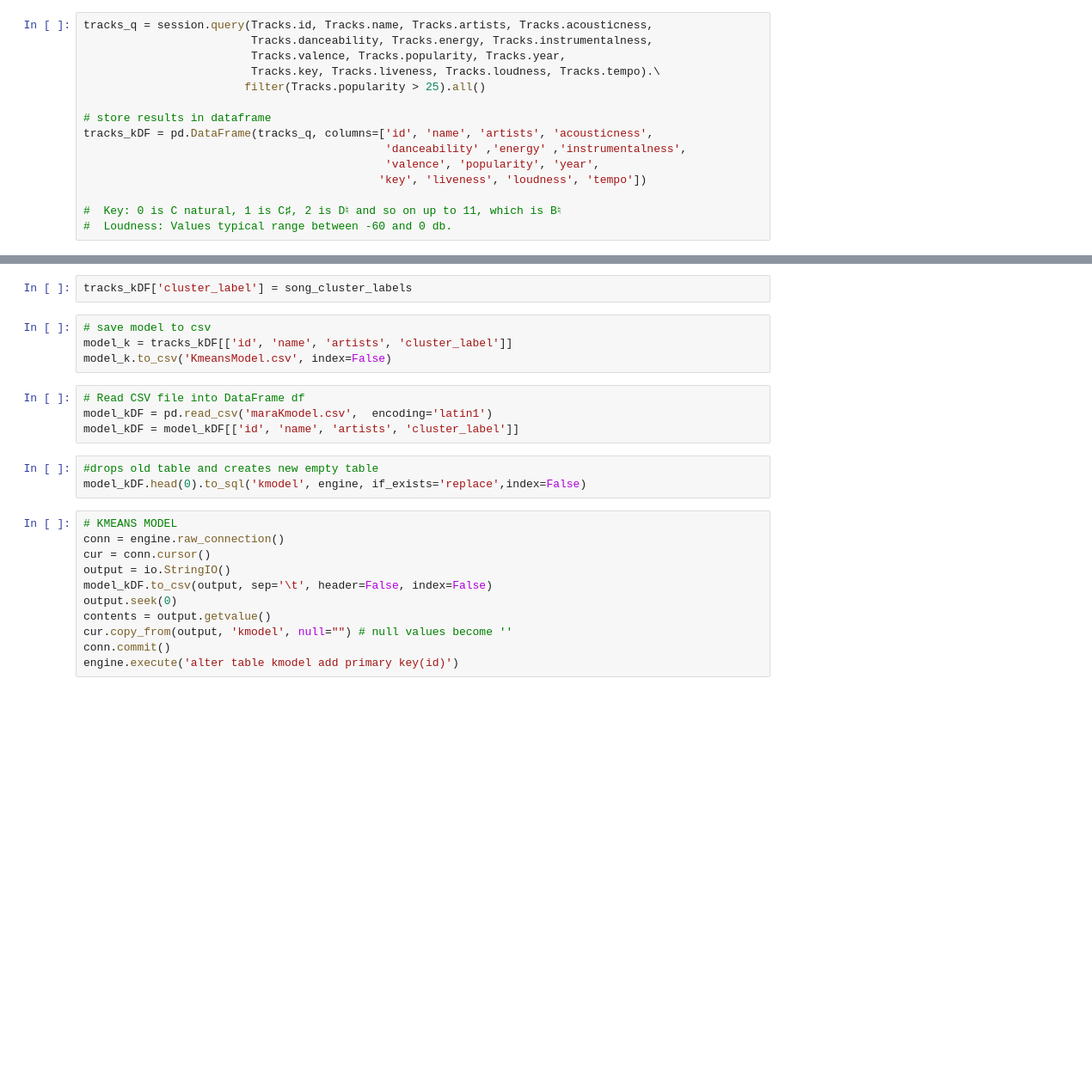
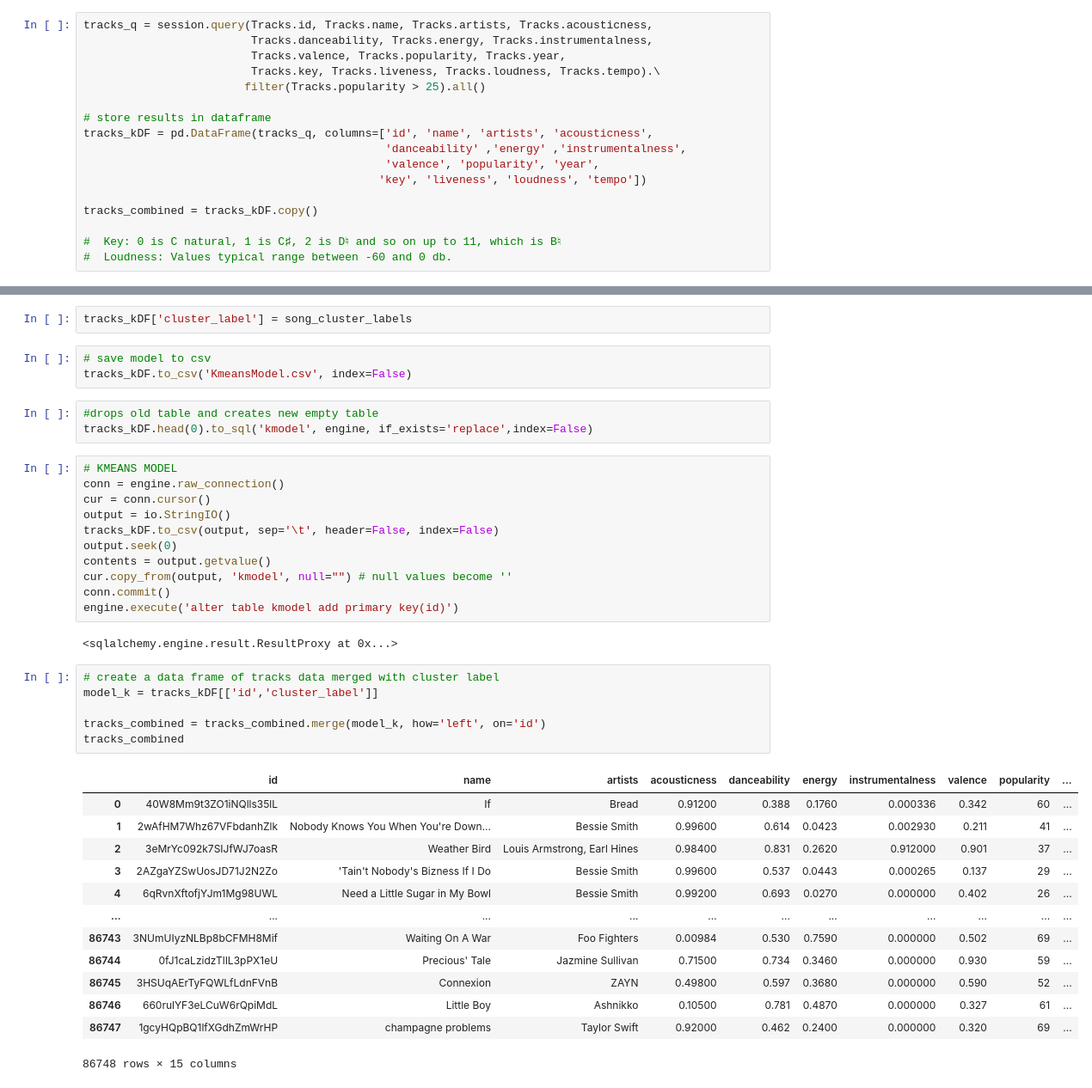
Before and after one commit to mscheme/bootcampFinalProject, a Jupyter notebook: data_and_ml/Create_Save_Kmeans.ipynb, the cells around one changed output, grey strips where cells are left out. Shown at 86% size. Saved outputs shown, nothing was run; the diff lists cells and outputs as text; blank space fills up the shorter version.

Commit message:
final kmeans update

```diff
--- a/data_and_ml/Create_Save_Kmeans.ipynb
+++ b/data_and_ml/Create_Save_Kmeans.ipynb
@@ -47,6 +47,8 @@ tracks_kDF = pd.DataFrame(tracks_q, columns=['id', 'name', 'artists', 'acousticn
                                              'valence', 'popularity', 'year',
                                             'key', 'liveness', 'loudness', 'tempo'])
 
+tracks_combined = tracks_kDF.copy()
+
 #  Key: 0 is C natural, 1 is C♯, 2 is D♮ and so on up to 11, which is B♮
 #  Loudness: Values typical range between -60 and 0 db.
 # %%
@@ -99,23 +101,40 @@ song_cluster_labels = tracks_fitted.predict(X)
 tracks_kDF['cluster_label'] = song_cluster_labels
 # %%
 # save model to csv
-model_k = tracks_kDF[['id', 'name', 'artists', 'cluster_label']]
-model_k.to_csv('KmeansModel.csv', index=False)
+tracks_kDF.to_csv('KmeansModel.csv', index=False)
-# %%
-# Read CSV file into DataFrame df
-model_kDF = pd.read_csv('maraKmodel.csv',  encoding='latin1')
-model_kDF = model_kDF[['id', 'name', 'artists', 'cluster_label']]
 # %%
 #drops old table and creates new empty table
-model_kDF.head(0).to_sql('kmodel', engine, if_exists='replace',index=False)
+tracks_kDF.head(0).to_sql('kmodel', engine, if_exists='replace',index=False)
 # %%
 # KMEANS MODEL
 conn = engine.raw_connection()
 cur = conn.cursor()
 output = io.StringIO()
-model_kDF.to_csv(output, sep='\t', header=False, index=False)
+tracks_kDF.to_csv(output, sep='\t', header=False, index=False)
 output.seek(0)
 contents = output.getvalue()
 cur.copy_from(output, 'kmodel', null="") # null values become ''
 conn.commit()
 engine.execute('alter table kmodel add primary key(id)')
+# %% [output]
+<sqlalchemy.engine.result.ResultProxy at 0x...>
+# %%
+# create a data frame of tracks data merged with cluster label
+model_k = tracks_kDF[['id','cluster_label']]
+
+tracks_combined = tracks_combined.merge(model_k, how='left', on='id')
+tracks_combined
+# %% [output]
+|  | id | name | artists | acousticness | danceability | energy | instrumentalness | valence | popularity | ... |
+| 0 | 40W8Mm9t3ZO1iNQlls35lL | If | Bread | 0.91200 | 0.388 | 0.1760 | 0.000336 | 0.342 | 60 | ... |
+| 1 | 2wAfHM7Whz67VFbdanhZlk | Nobody Knows You When You're Down... | Bessie Smith | 0.99600 | 0.614 | 0.0423 | 0.002930 | 0.211 | 41 | ... |
+| 2 | 3eMrYc092k7SIJfWJ7oasR | Weather Bird | Louis Armstrong, Earl Hines | 0.98400 | 0.831 | 0.2620 | 0.912000 | 0.901 | 37 | ... |
+| 3 | 2AZgaYZSwUosJD71J2N2Zo | 'Tain't Nobody's Bizness If I Do | Bessie Smith | 0.99600 | 0.537 | 0.0443 | 0.000265 | 0.137 | 29 | ... |
+| 4 | 6qRvnXftofjYJm1Mg98UWL | Need a Little Sugar in My Bowl | Bessie Smith | 0.99200 | 0.693 | 0.0270 | 0.000000 | 0.402 | 26 | ... |
+| ... | ... | ... | ... | ... | ... | ... | ... | ... | ... | ... |
+| 86743 | 3NUmUIyzNLBp8bCFMH8Mif | Waiting On A War | Foo Fighters | 0.00984 | 0.530 | 0.7590 | 0.000000 | 0.502 | 69 | ... |
+| 86744 | 0fJ1caLzidzTlIL3pPX1eU | Precious' Tale | Jazmine Sullivan | 0.71500 | 0.734 | 0.3460 | 0.000000 | 0.930 | 59 | ... |
+| 86745 | 3HSUqAErTyFQWLfLdnFVnB | Connexion | ZAYN | 0.49800 | 0.597 | 0.3680 | 0.000000 | 0.590 | 52 | ... |
+| 86746 | 660rulYF3eLCuW6rQpiMdL | Little Boy | Ashnikko | 0.10500 | 0.781 | 0.4870 | 0.000000 | 0.327 | 61 | ... |
+| 86747 | 1gcyHQpBQ1lfXGdhZmWrHP | champagne problems | Taylor Swift | 0.92000 | 0.462 | 0.2400 | 0.000000 | 0.320 | 69 | ... |
+86748 rows × 15 columns
```
Also changed, not shown: parts of 5 cells of this notebook, 3 other files.
